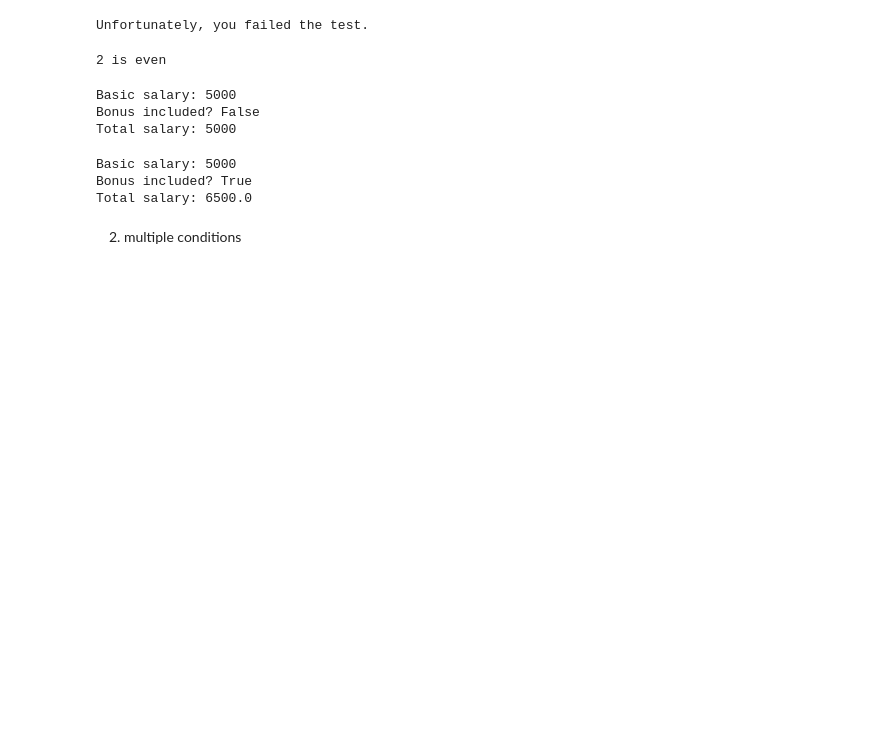
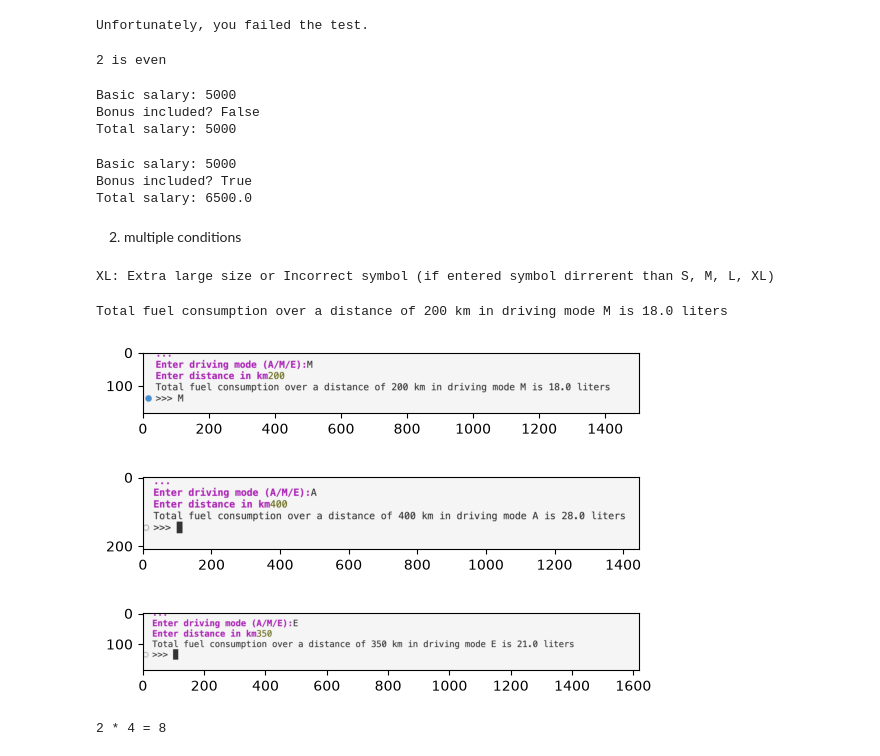
Before and after one commit to magieraem/prg-basics, a Jupyter notebook: 03-ControlStructures/cwiczenia03_191026.ipynb, the cells around one changed output. Drawn from its saved outputs; the diff is of its cells as text; code cells hidden in the pictures; blank space fills up the shorter version.

```diff
--- a/03-ControlStructures/cwiczenia03_191026.ipynb
+++ b/03-ControlStructures/cwiczenia03_191026.ipynb
@@ -117,7 +120,69 @@ size = input('Enter size symbol: ')
 if size == 'S':
     print('S: Small size')
 elif size == 'M':
-    print(...)
-...
+    print("M: Medium size")
+elif size =='L':
+    print("L: Large size")
 else:
-...
+    print("XL: Extra large size or Incorrect symbol (if entered symbol dirrerent than S, M, L, XL)")
+# %% [output]
+XL: Extra large size or Incorrect symbol (if entered symbol dirrerent than S, M, L, XL)
+# %%
+###3
+# The car has three driving modes: Auto (A), Manual (M) and Eco (E).
+# In each of these three modes, the average fuel consumption in liters
+# per 100 km is 7, 9 and 6 respectively. Write a program that calculates
+# total fuel consumption for a given distance in km and a given
+# driving mode.
+#
+driving_mode = input('Enter driving mode (A/M/E):')
+distance = int(input('Enter distance in km'))
+
+if driving_mode == 'A':
+    fuel_consumption = 7 # liters per 100km
+elif driving_mode == 'M':
+    fuel_consumption = 9
+elif driving_mode == 'E':
+    fuel_consumption = 6
+
+total_consumption = (distance/100)*fuel_consumption
+
+print(f'Total fuel consumption over a distance of {distance} km in driving mode {driving_mode} is {total_consumption} liters')
+# %% [output]
+Total fuel consumption over a distance of 200 km in driving mode M is 18.0 liters
+# %%
+#3_odp
+imgplot = plt.imshow(mpimg.imread('odp/3_1.png'))
+plt.show()
+imgplot = plt.imshow(mpimg.imread('odp/3_2.png'))
+plt.show()
+imgplot = plt.imshow(mpimg.imread('odp/3_3.png'))
+plt.show()
+# %% [output]
+[figure, added]
+[figure, added]
+[figure, added]
+# %%
+#4
+###
+# Simple calculator
+# Asks the user to enter a symbol of mathematical operation (+, -, *, /)
+# and two numbers. The program should perform the appropriate
+# mathematical operation on the given numbers and return the result.
+#
+number1 = int(input("Podaj pierwszą liczbę:"))
+number2 = int(input("Podaj drugą liczbę:"))
+operator = input("Podaj operację (+, -, *, /):")
+
+if operator == "+":
+    result = number1 + number2
+elif operator == "-":
+    result = number1 - number2
+elif operator == "*":
+    result = number1 * number2
+else:
+    result = number1 / number2
+# print result
+print(f'{number1} {operator} {number2} = {result}')
+# %% [output]
+2 * 4 = 8
```
Also changed, not shown: parts of 8 cells of this notebook, 4 other files.
